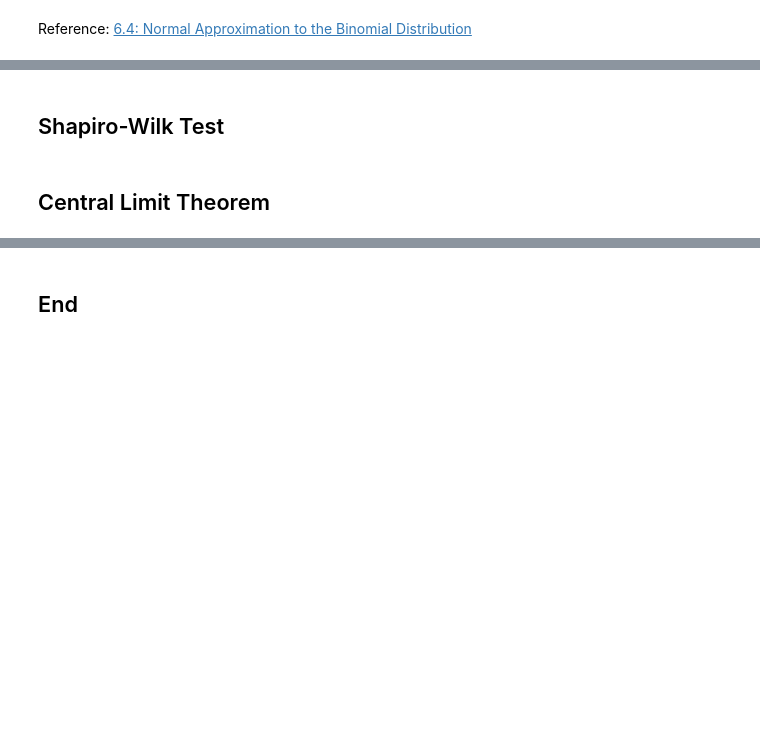
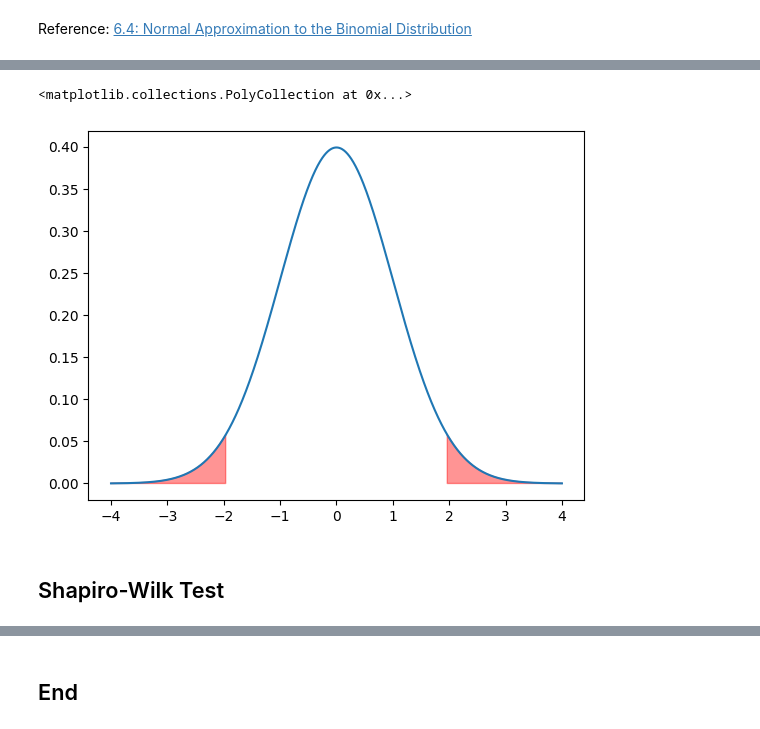
Before and after one commit to noyo0/AppliedStatistics2024, a Jupyter notebook: 03_normal.ipynb, the cells around one changed output, grey strips where cells are left out. Drawn from its saved outputs; the diff is of its cells as text; code cells hidden in the pictures; blank space fills up the shorter version.

```diff
--- a/03_normal.ipynb
+++ b/03_normal.ipynb
@@ -320,4 +403,13 @@ Text(0, 0.5, 'Count')
+# %%
+# plot a Normal distribution (bell) curve
+fig, ax = plt.subplots()
+x=np.linspace(-4.0,4.0,1000)
+plt.plot(x, stats.norm.pdf(x)) #stats.norm.pdf calculates the probability density function (PDF) of a normal distribution.
+
+#
+plt.fill_between(x, stats.norm.pdf(x),where=(x<-1.96)|(x>1.96), color="red", alpha=0.42)
+# %% [output]
+<matplotlib.collections.PolyCollection at 0x...>
+[figure, added]
 # %% [markdown]
 ## Shapiro-Wilk Test
-# %% [markdown]
-## Central Limit Theorem
```
Also changed, not shown: parts of 24 cells of this notebook, 2 other files.
